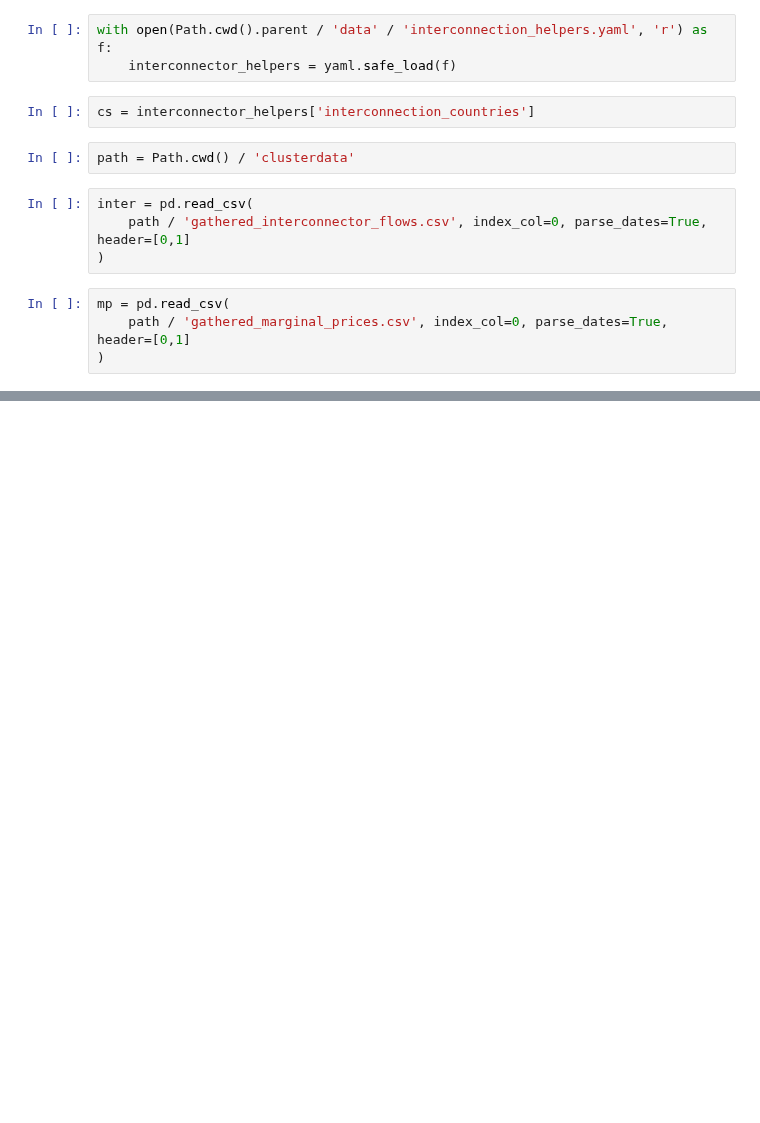
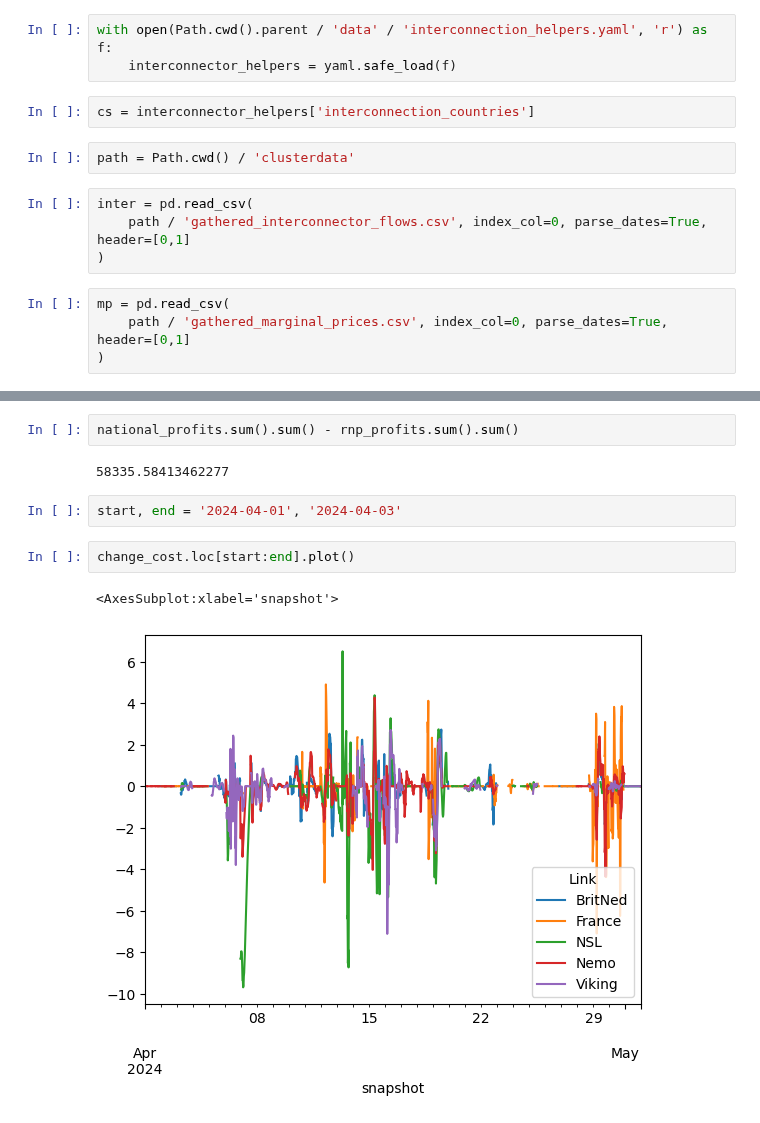
Before and after one commit to LukasFrankenQ/GBPower, a Jupyter notebook: notebooks/interconnector_rnp.ipynb, the cells around one changed output, grey strips where cells are left out. Cells and saved outputs as stored; diff of their text form; blank space fills up the shorter version.

Commit message:
added assessment of interconnector profits

```diff
--- a/notebooks/interconnector_rnp.ipynb
+++ b/notebooks/interconnector_rnp.ipynb
@@ -30,0 +74,11 @@ export.sum().sum()
+# %%
+national_profits.sum().sum() - rnp_profits.sum().sum()
+# %% [output]
+58335.58413462277
+# %%
+start, end = '2024-04-01', '2024-04-03'
+# %%
+change_cost.loc[start:end].plot()
+# %% [output]
+<AxesSubplot:xlabel='snapshot'>
+[figure, added]
```
Also changed, not shown: parts of 9 cells of this notebook.
